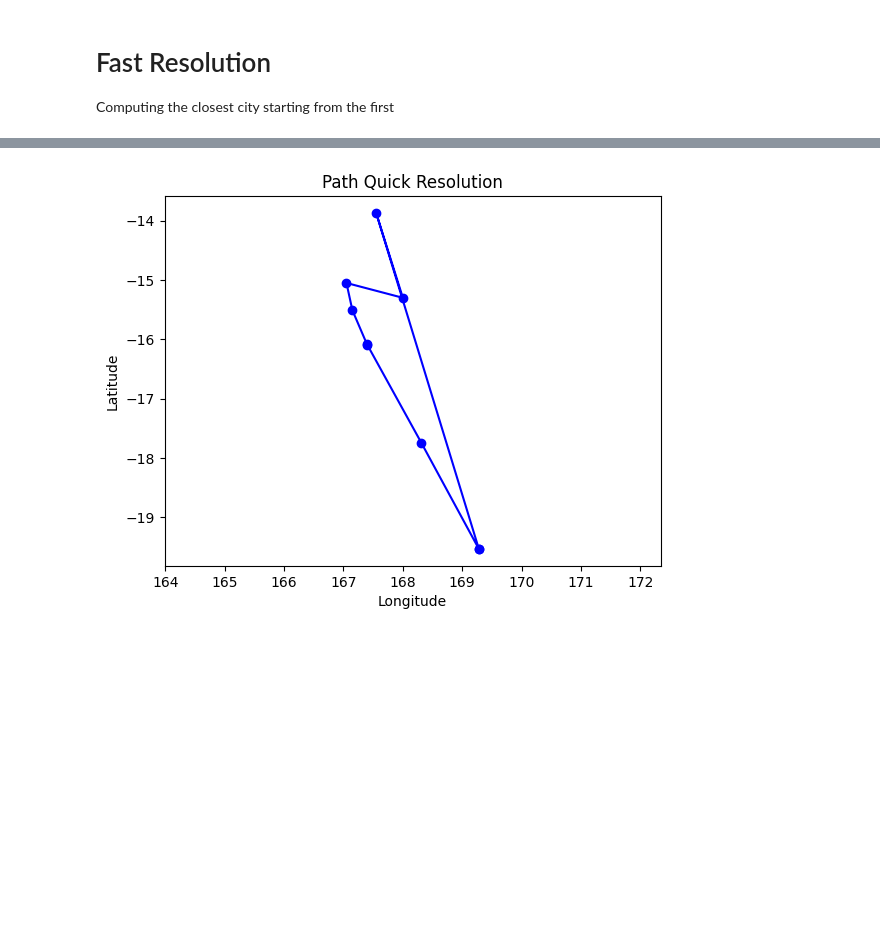
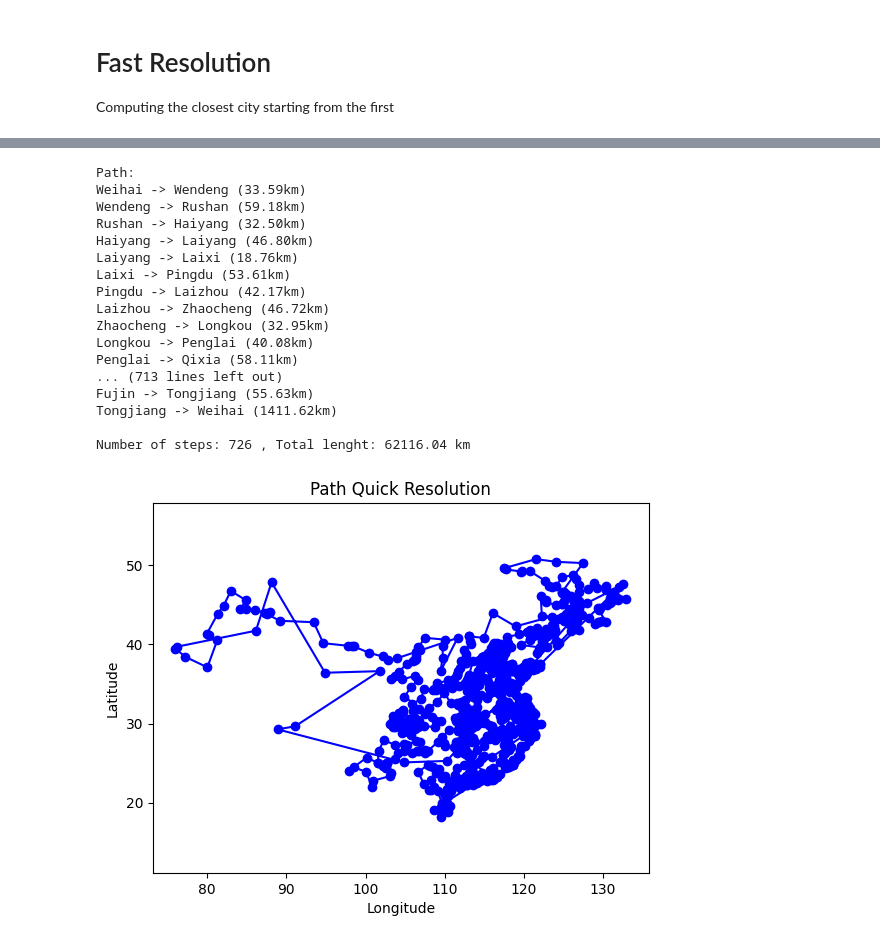
Before and after one commit to Lorkenzo/CI2024_lab2, a Jupyter notebook: tsp.ipynb, the cells around one changed output, grey strips where cells are left out. Saved outputs shown, nothing was run; the diff lists cells and outputs as text; code cells hidden in the pictures; blank space fills up the shorter version.

Commit message:
Second Solution + Plots

```diff
--- a/tsp.ipynb
+++ b/tsp.ipynb
@@ -11,4 +12,4 @@ https://www.wolframcloud.com/obj/giovanni.squillero/Published/Lab2-tsp.nb
 # %%
-cities = pd.read_csv('cities/vanuatu.csv', header=None, names=['name', 'lat', 'lon'])
+CITIES = pd.read_csv('cities/china.csv', header=None, names=['name', 'lat', 'lon'])
 # %%
 # Save for each couple save -> ( distance, index of compared city )
@@ -23,3 +26,31 @@ for c1, c2 in combinations(cities.itertuples(), 2):
+# %%
+def cost(path):
+    circular_path = path + [path[0]]
+    tot_dist = 0
+    for i in range(len(circular_path)-1):
+        tot_dist += DIST_MATRIX[circular_path[i],circular_path[i+1]][0]
+    return tot_dist
+# %%
+def print_path(path):
+    circular_path = path + [path[0]]
+    print("Path:")
+    for i in range(len(circular_path)-1):
+        print(f"{CITIES.at[circular_path[i],'name']} -> {CITIES.at[circular_path[i+1],'name']} ({DIST_MATRIX[circular_path[i],circular_path[i+1]][0]:.2f}km)")
+
+    print(f"\nNumber of steps: {len(circular_path)-1} , Total lenght: {cost(path):.2f} km")
+# %%
+def visualize_path(path):
+    circular_path = path + [path[0]]
+    x_coordinates = [CITIES.at[i,'lon'] for i in circular_path]
+    y_coordinates = [CITIES.at[i,'lat'] for i in circular_path]
+
+    plt.figure()
+    plt.title("Path Quick Resolution")
+    plt.xlabel('Longitude')
+    plt.ylabel('Latitude')
+    plt.axis('equal')
+    plt.plot(x_coordinates,y_coordinates,marker='o', linestyle='-', color='b')
+    plt.show()
 # %% [markdown]
 # Fast Resolution
 
@@ -66,14 +77,30 @@ Number of steps: 8 , Total lenght: 1475.5280911045297 km
-# %%
-x_coordinates = [cities.at[i,'lon'] for i in circular_path]
-y_coordinates = [cities.at[i,'lat'] for i in circular_path]
-
-
-plt.figure()
-plt.title("Path Quick Resolution")
-plt.xlabel('Longitude')
-plt.ylabel('Latitude')
-plt.axis('equal')
-plt.plot(x_coordinates,y_coordinates,marker='o', linestyle='-', color='b')
-plt.show()
-# %% [output]
-[figure, removed]
+# %%
+solution = compute_fast_min(0)
+
+for i in range(1,len(CITIES)):
+    new_path = compute_fast_min(i)
+    if cost(new_path) < cost(solution):
+        solution = new_path
+
+print_path(solution)
+
+visualize_path(solution)
+# %% [output]
+Path:
+Weihai -> Wendeng (33.59km)
+Wendeng -> Rushan (59.18km)
+Rushan -> Haiyang (32.50km)
+Haiyang -> Laiyang (46.80km)
+Laiyang -> Laixi (18.76km)
+Laixi -> Pingdu (53.61km)
+Pingdu -> Laizhou (42.17km)
+Laizhou -> Zhaocheng (46.72km)
+Zhaocheng -> Longkou (32.95km)
+Longkou -> Penglai (40.08km)
+Penglai -> Qixia (58.11km)
+... (713 lines left out)
+Fujin -> Tongjiang (55.63km)
+Tongjiang -> Weihai (1411.62km)
+
+Number of steps: 726 , Total lenght: 62116.04 km
+[figure, added]
```
Also changed, not shown: parts of 6 cells of this notebook, 10 other files.
